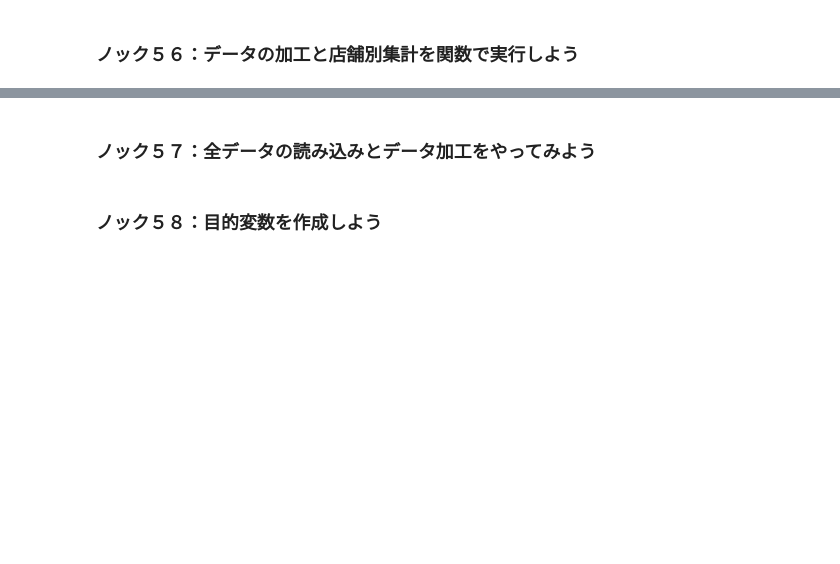
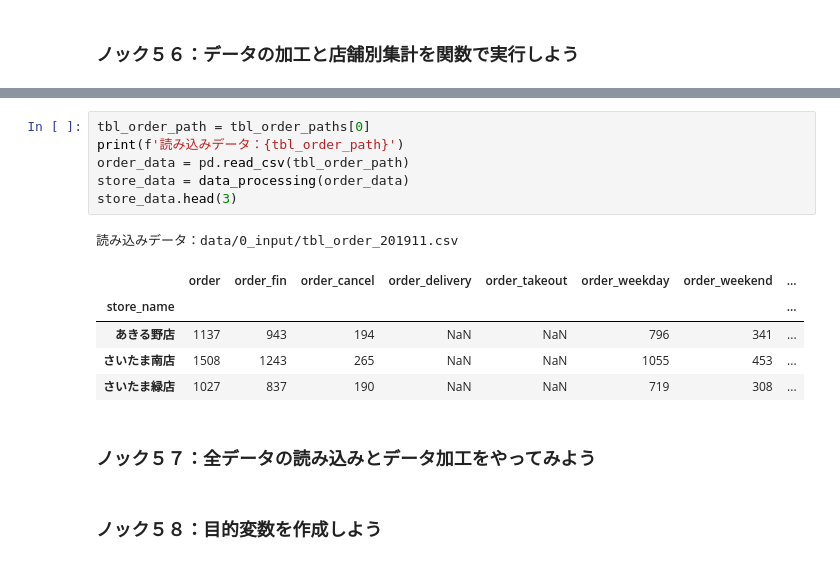
Before and after one commit to winuim/python-lm-system-100, a Jupyter notebook: chapter-6/chapter-6.ipynb, the cells around one changed output, grey strips where cells are left out. Cells and saved outputs as stored; diff of their text form; blank space fills up the shorter version.

```diff
--- a/chapter-6/chapter-6.ipynb
+++ b/chapter-6/chapter-6.ipynb
@@ -193,3 +235,16 @@ store_data.head(3)
+# %%
+tbl_order_path = tbl_order_paths[0]
+print(f'読み込みデータ：{tbl_order_path}')
+order_data = pd.read_csv(tbl_order_path)
+store_data = data_processing(order_data)
+store_data.head(3)
+# %% [output]
+読み込みデータ：data/0_input/tbl_order_201911.csv
+|  | order | order_fin | order_cancel | order_delivery | order_takeout | order_weekday | order_weekend | ... |
+| store_name |  |  |  |  |  |  |  | ... |
+| あきる野店 | 1137 | 943 | 194 | NaN | NaN | 796 | 341 | ... |
+| さいたま南店 | 1508 | 1243 | 265 | NaN | NaN | 1055 | 453 | ... |
+| さいたま緑店 | 1027 | 837 | 190 | NaN | NaN | 719 | 308 | ... |
 # %% [markdown]
 ### ノック５７：全データの読み込みとデータ加工をやってみよう
 # %% [markdown]
```
Also changed, not shown: parts of 8 cells of this notebook.
